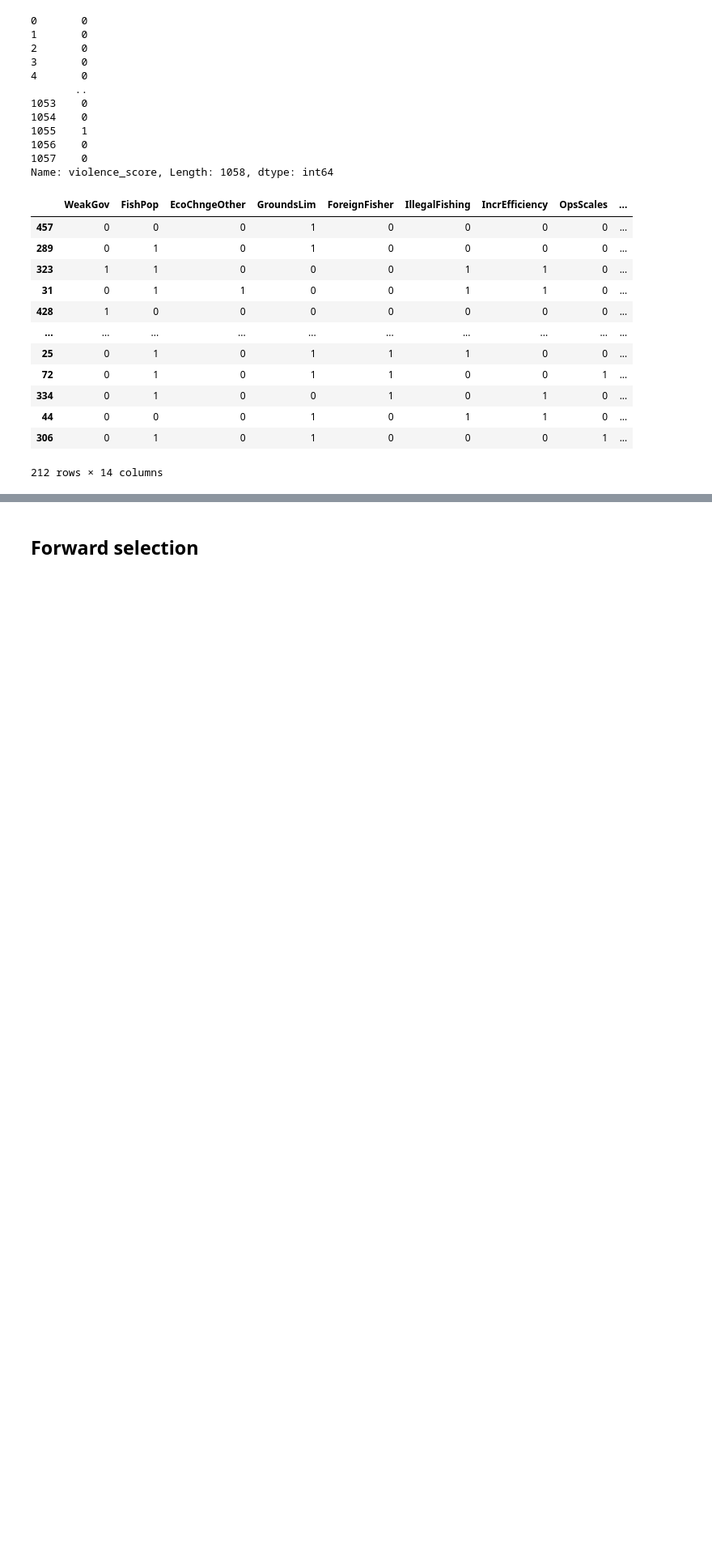
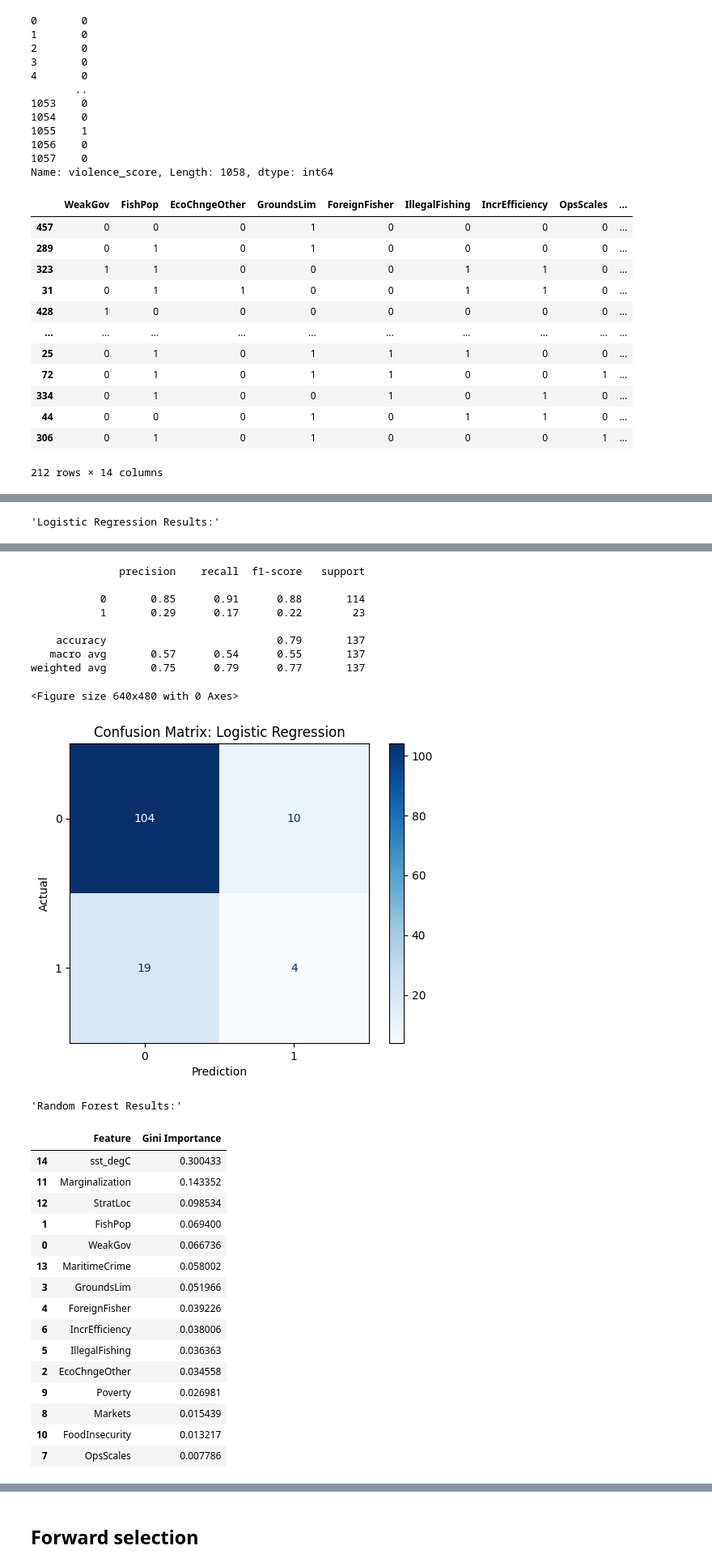
Before and after one commit to madwhe/WWF-Fisheries-Conflict-Analysis, a Jupyter notebook: WWF_Team9_Summer26 - Combined responses.ipynb, the cells around one changed output, grey strips where cells are left out. Shown at 81% size. Saved outputs shown, nothing was run; the diff lists cells and outputs as text; code cells hidden in the pictures; blank space fills up the shorter version.

```diff
--- a/WWF_Team9_Summer26 - Combined responses.ipynb
+++ b/WWF_Team9_Summer26 - Combined responses.ipynb
@@ -466,0 +450,35 @@ weighted avg       0.85      0.81      0.74       137
+# %%
+df_with_sst_ocean_2 = pd.read_csv('data_with_temps.csv')
+# %%
+from sklearn.preprocessing import MinMaxScaler
+
+data2 = df_with_sst_ocean_2[[
+    "region",
+    "WeakGov",
+    "FishPop",
+    "EcoChngeOther",
+    "GroundsLim",
+    "ForeignFisher",
+    "IllegalFishing",
+    "IncrEfficiency",
+    "OpsScales",
+    "Markets",
+    "Poverty",
+    "FoodInsecurity",
+    "Marginalization",
+    "StratLoc",
+    "MaritimeCrime",
+    "violence_score",
+    'sst_degC'
+]]
+
+scaler = MinMaxScaler()
+data2['sst_degC'] = scaler.fit_transform(data2[['sst_degC']])
+
+# violence_score = 1 and violence_score = 2 become violence_score = 0
+# violence_score = 3 becomes violence_score 1 (phsycial harm vs not phsycial harm)
+new_response_values = {1: 0, 2: 0, 3: 1}
+data_modified_2 = data2
+data_modified_2['violence_score'] = data_modified_2['violence_score'].map(new_response_values)
+
+data_modified_2
@@ -466,0 +509,11 @@ weighted avg       0.85      0.81      0.74       137
+# %%
+def analysis(data2, region = None):
+    filtered_data = regional_filtering(data2, region)
+    X_train, X_test, y_train, y_test = split_data(filtered_data)
+    results_df, best_models = models(X_train, y_train)
+    assessment(best_models, X_train, y_train, X_test, y_test)
+
+
+analysis(data_modified_2, "Horn of Africa")
+# %% [output]
+'Logistic Regression Results:'
@@ -466,0 +537,27 @@ weighted avg       0.85      0.81      0.74       137
+              precision    recall  f1-score   support
+
+           0       0.85      0.91      0.88       114
+           1       0.29      0.17      0.22        23
+
+    accuracy                           0.79       137
+   macro avg       0.57      0.54      0.55       137
+weighted avg       0.75      0.79      0.77       137
+<Figure size 640x480 with 0 Axes>
+[figure, added]
+'Random Forest Results:'
+|  | Feature | Gini Importance |
+| 14 | sst_degC | 0.300433 |
+| 11 | Marginalization | 0.143352 |
+| 12 | StratLoc | 0.098534 |
+| 1 | FishPop | 0.069400 |
+| 0 | WeakGov | 0.066736 |
+| 13 | MaritimeCrime | 0.058002 |
+| 3 | GroundsLim | 0.051966 |
+| 4 | ForeignFisher | 0.039226 |
+| 6 | IncrEfficiency | 0.038006 |
+| 5 | IllegalFishing | 0.036363 |
+| 2 | EcoChngeOther | 0.034558 |
+| 9 | Poverty | 0.026981 |
+| 8 | Markets | 0.015439 |
+| 10 | FoodInsecurity | 0.013217 |
+| 7 | OpsScales | 0.007786 |
```
Also changed, not shown: parts of 10 cells of this notebook, 4 other files.
